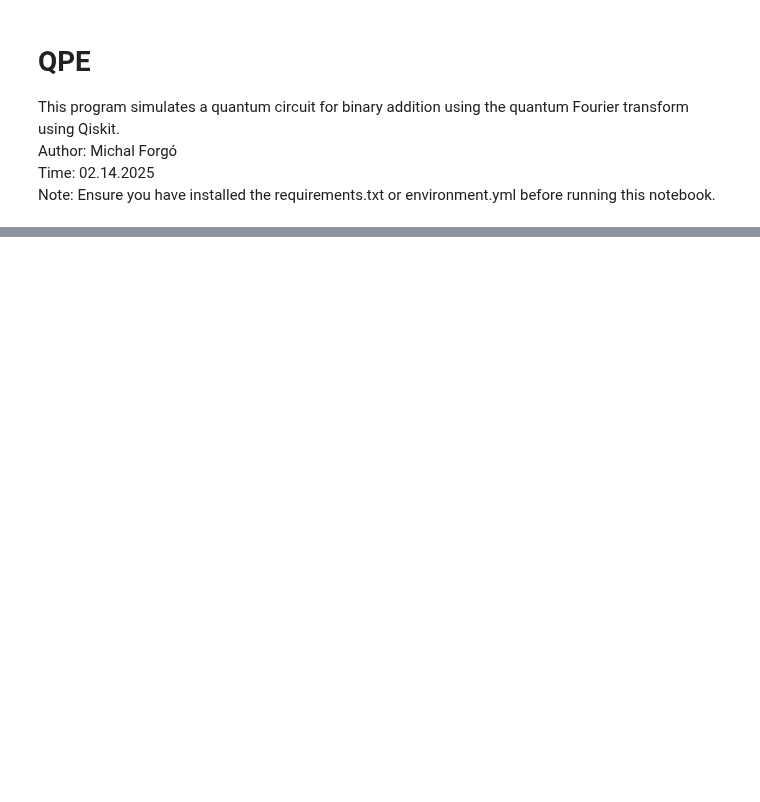
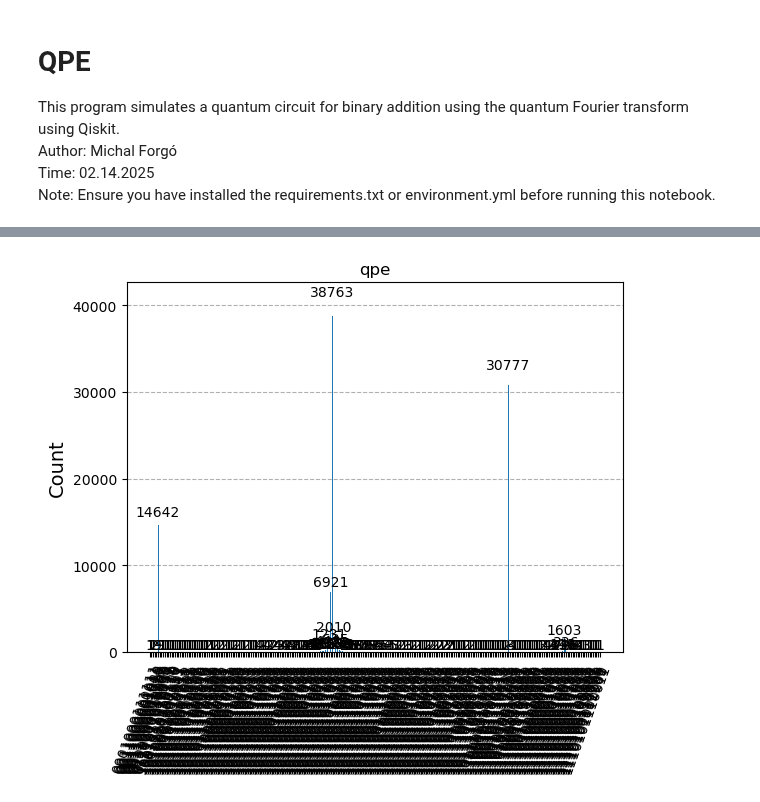
Before and after one commit to mforgo/Quantum-Examples, a Jupyter notebook: Circuits/QPE.ipynb, the cells around one changed output, grey strips where cells are left out. Drawn from its saved outputs; the diff is of its cells as text; code cells hidden in the pictures; blank space fills up the shorter version.

```diff
--- a/Circuits/QPE.ipynb
+++ b/Circuits/QPE.ipynb
@@ -61,0 +8,83 @@ Most likely bitstring: 001 → estimated φ = 0.125
+# %%
+import numpy as np
+from qiskit import QuantumCircuit, transpile
+from qiskit.circuit.library import QFT, UnitaryGate
+from qiskit_aer import AerSimulator
+import scipy.linalg as la
+from qiskit.visualization import plot_histogram
+
+# Example usage:
+A = np.array([
+    [2, 1+1j, 0, -1j],
+    [1-1j, 3, 2j, 0],
+    [0, -2j, 1, 1],
+    [1j, 0, 1, 4]
+])
+
+n_count = 13
+shots = 100_000
+#print(counts)
+
+# Check if A is Hermitian
+if not np.allclose(A, A.conj().T):
+    raise ValueError("Matrix A is not Hermitian.")
+
+# Check dimension is a power of 2
+n = A.shape[0]
+if not (n & (n - 1) == 0) and n != 0:
+    raise ValueError("Matrix dimension must be a power of 2.")
+
+# Number of qubits for the target (log2 of dimension)
+n_qubits = int(np.log2(n))
+
+# Compute U = exp(iA)
+iA = 1j * A
+U = la.expm(iA)
+
+# Create Qiskit UnitaryGate for U
+gate = UnitaryGate(U, label="exp(iA)")
+
+# Build QPE circuit
+qc = QuantumCircuit(n_count + n_qubits, n_count)
+
+# Prepare counting qubits in |+>
+qc.h(range(n_count))
+
+# Prepare target register in |1>^⊗n_qubits (simple approach: apply X to all target qubits)
+for q in range(n_count, n_count + n_qubits):
+    qc.x(q)
+
+# Controlled-U^(2^j) applications
+for j in range(n_count):
+    # Compute power of U
+    powered = gate.power(2**j)
+    # Controlled version, control is counting qubit j, targets are the n_qubits starting from n_count
+    c_power = powered.control(1)
+    qc.append(c_power, [j] + list(range(n_count, n_count + n_qubits)))
+
+# Apply inverse QFT on counting register
+qc.append(QFT(n_count, inverse=True, name="QFT†"), range(n_count))
+
+# Measure counting qubits
+qc.measure(range(n_count), range(n_count))
+
+# Simulate
+simulator = AerSimulator(shots=shots)
+compiled = transpile(qc, simulator)
+job = simulator.run(compiled)
+result = job.result()
+
+counts = result.get_counts(compiled)
+
+# Plot histogram (can be commented out if running in non-graphical environment)
+k = 10  # number of most likely phases you want
+sorted_counts = sorted(counts.items(), key=lambda item: item[1], reverse=True)
+top_k = sorted_counts[:k]
+
+for bitstring, count in top_k:
+    estimated_phi = int(bitstring, 2) / 2**n_count
+    print(f"Bitstring: {bitstring}, Count: {count}, Estimated phi: {estimated_phi}")
+
+print(counts)
+plot_histogram(counts, title=f"qpe")
+# %% [output]
@@ -61,0 +102 @@ Most likely bitstring: 001 → estimated φ = 0.125
+[figure, added]
```
Also changed, not shown: parts of 2 cells of this notebook.
